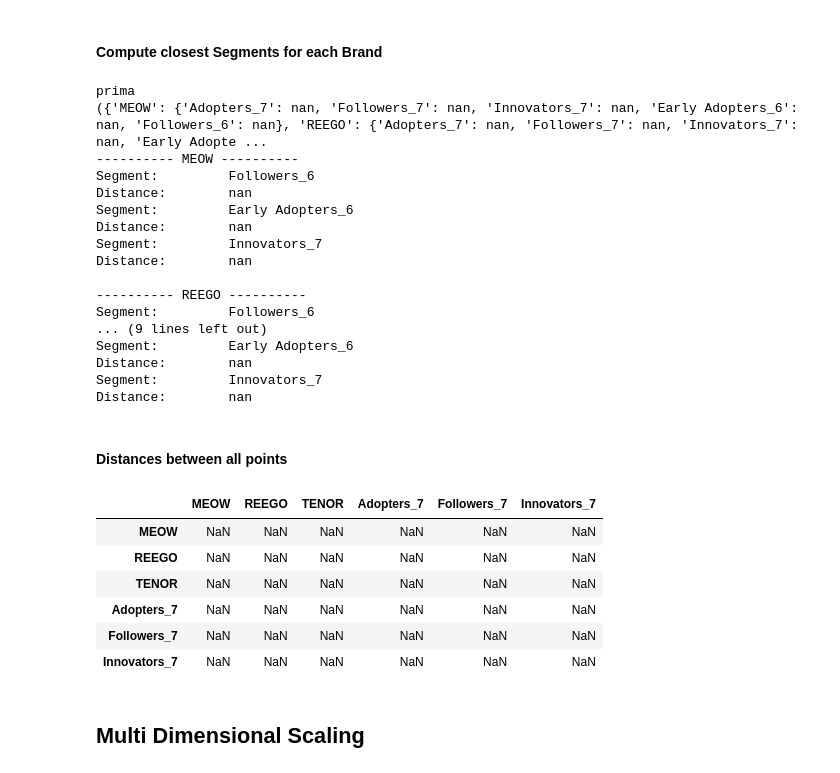
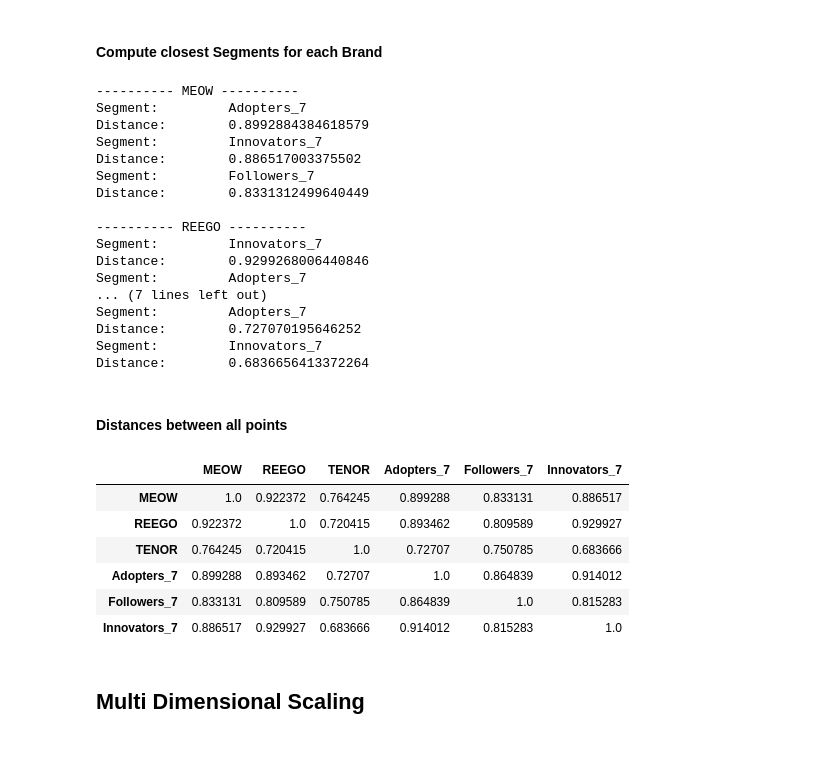
Before and after one commit to FedericoCortesi/Markstrat, a Jupyter notebook: main_vodites.ipynb, the cells around one changed output. Saved outputs shown, nothing was run; the diff lists cells and outputs as text; code cells hidden in the pictures.

```diff
--- a/main_vodites.ipynb
+++ b/main_vodites.ipynb
@@ -18,9 +18,9 @@ from Solver import Solver
 sns.set(style="whitegrid")
 
 #an = Analyzer(marketing_mix_segment_weights=move_mkt_weights, last_period=2)
-an = Analyzer(last_period=6, sector="Vodites")
+an = Analyzer(last_period=7, sector="Vodites")
 
-son = Brands(sector="Vodites")
+brd = Brands(sector="Vodites")
 
 solver = Solver(sector="Vodites")
 # %% [output]
@@ -97,51 +95,51 @@ Distance:        nan
 # %% [markdown]
 #### Compute closest Segments for each Brand
 # %%
-_ = an.get_n_closest(df_base=son.df_brands_semantic, df_performers=df_seg_sem, max_distance_1D=6)
+_ = an.get_n_closest(df_base=brd.df_brands_semantic, df_performers=df_seg_sem, max_distance_1D=6)
 # %% [output]
-prima
-({'MEOW': {'Adopters_7': nan, 'Followers_7': nan, 'Innovators_7': nan, 'Early Adopters_6': nan, 'Followers_6': nan}, 'REEGO': {'Adopters_7': nan, 'Followers_7': nan, 'Innovators_7': nan, 'Early Adopte ...
 ---------- MEOW ----------
-Segment:         Followers_6
-Distance:        nan
-Segment:         Early Adopters_6
-Distance:        nan
+Segment:         Adopters_7
+Distance:        0.8992884384618579
 Segment:         Innovators_7
-Distance:        nan
+Distance:        0.886517003375502
+Segment:         Followers_7
+Distance:        0.8331312499640449
 
 ---------- REEGO ----------
-Segment:         Followers_6
-... (9 lines left out)
-Segment:         Early Adopters_6
-Distance:        nan
 Segment:         Innovators_7
-Distance:        nan
+Distance:        0.9299268006440846
+Segment:         Adopters_7
+... (7 lines left out)
+Segment:         Adopters_7
+Distance:        0.727070195646252
+Segment:         Innovators_7
+Distance:        0.6836656413372264
 # %% [markdown]
 #### Distances between all points
 # %%
-df_all_sem = son.get_comprehensive_df_semantic()
+df_all_sem = brd.get_comprehensive_df_semantic()
 index = df_all_sem.index
 
 distances = an.compute_distance_centroids(df_all_sem, df_all_sem, max_distance_1D=6)[3]
 
 
 df_out_sem = pd.DataFrame(columns=index, index=index)
 
 for i, start in enumerate(index):
     index_to_search = index[i:]
     for stop in index_to_search:
         df_out_sem.loc[start, stop] = distances[start][stop]
         df_out_sem.loc[stop, start] = distances[start][stop]
 
 df_out_sem
 # %% [output]
 |  | MEOW | REEGO | TENOR | Adopters_7 | Followers_7 | Innovators_7 |
-| MEOW | NaN | NaN | NaN | NaN | NaN | NaN |
-| REEGO | NaN | NaN | NaN | NaN | NaN | NaN |
-| TENOR | NaN | NaN | NaN | NaN | NaN | NaN |
-| Adopters_7 | NaN | NaN | NaN | NaN | NaN | NaN |
-| Followers_7 | NaN | NaN | NaN | NaN | NaN | NaN |
-| Innovators_7 | NaN | NaN | NaN | NaN | NaN | NaN |
+| MEOW | 1.0 | 0.922372 | 0.764245 | 0.899288 | 0.833131 | 0.886517 |
+| REEGO | 0.922372 | 1.0 | 0.720415 | 0.893462 | 0.809589 | 0.929927 |
+| TENOR | 0.764245 | 0.720415 | 1.0 | 0.72707 | 0.750785 | 0.683666 |
+| Adopters_7 | 0.899288 | 0.893462 | 0.72707 | 1.0 | 0.864839 | 0.914012 |
+| Followers_7 | 0.833131 | 0.809589 | 0.750785 | 0.864839 | 1.0 | 0.815283 |
+| Innovators_7 | 0.886517 | 0.929927 | 0.683666 | 0.914012 | 0.815283 | 1.0 |
 # %% [markdown]
 ## Multi Dimensional Scaling
 # %%
```
Also changed, not shown: parts of 38 cells of this notebook, 5 other files.
